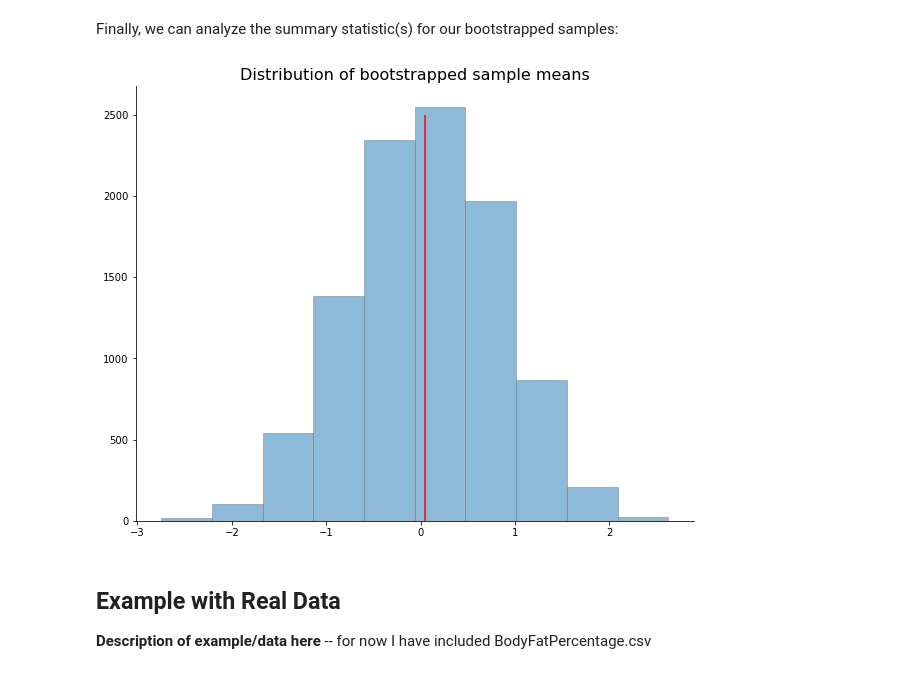
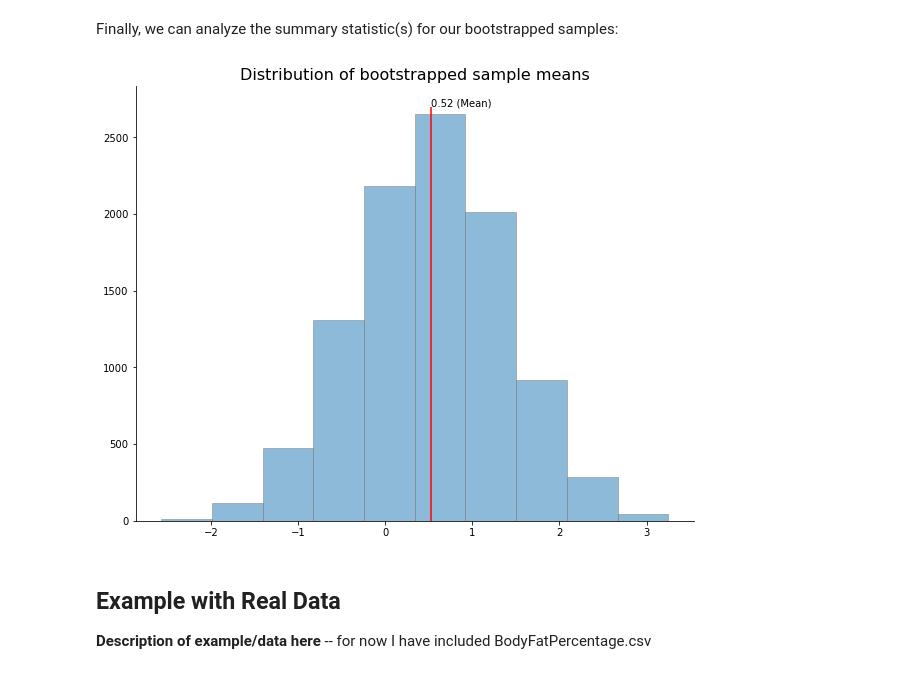
Before and after one commit to lbdeoliveira/msds610_code_presentation, a Jupyter notebook: Bootstrapping_Presentation.ipynb, the cells around one changed output. Drawn from its saved outputs; the diff is of its cells as text; code cells hidden in the pictures.

```diff
--- a/Bootstrapping_Presentation.ipynb
+++ b/Bootstrapping_Presentation.ipynb
@@ -77,26 +77,27 @@ Finally, we can analyze the summary statistic(s) for our bootstrapped samples:
 # %%
 # Bootstrap 10,000 samples
 means = []
 
 for i in range(10_000):
-    inds = np.random.randint(0,7,8)
+    inds = np.random.randint(0,8,8)
     strap = [exp_sample[j] for j in inds]
     means.append(np.mean(strap))
 
 # Plot
 fig, ax = plt.subplots(figsize = (10,8))
 
 ax.hist(means, alpha = .5, edgecolor = 'grey')
-ax.vlines(x = np.mean(means), ymin = 0, ymax = 2500, color = 'red')
+ax.vlines(x = np.mean(means), ymin = 0, ymax = 2700, color = 'red')
+ax.annotate(f'{np.mean(means):.2f} (Mean)', (np.mean(means), 2700))
 
 ax.spines['top'].set_visible(False)
 ax.spines['right'].set_visible(False)
 
 ax.set_title('Distribution of bootstrapped sample means', size = 16)
 
 plt.show()
 # %% [output]
-[figure, old version]
+[figure, new version]
 # %% [markdown]
 ## Example with Real Data
 
```
Also changed, not shown: parts of 1 cell of this notebook.
